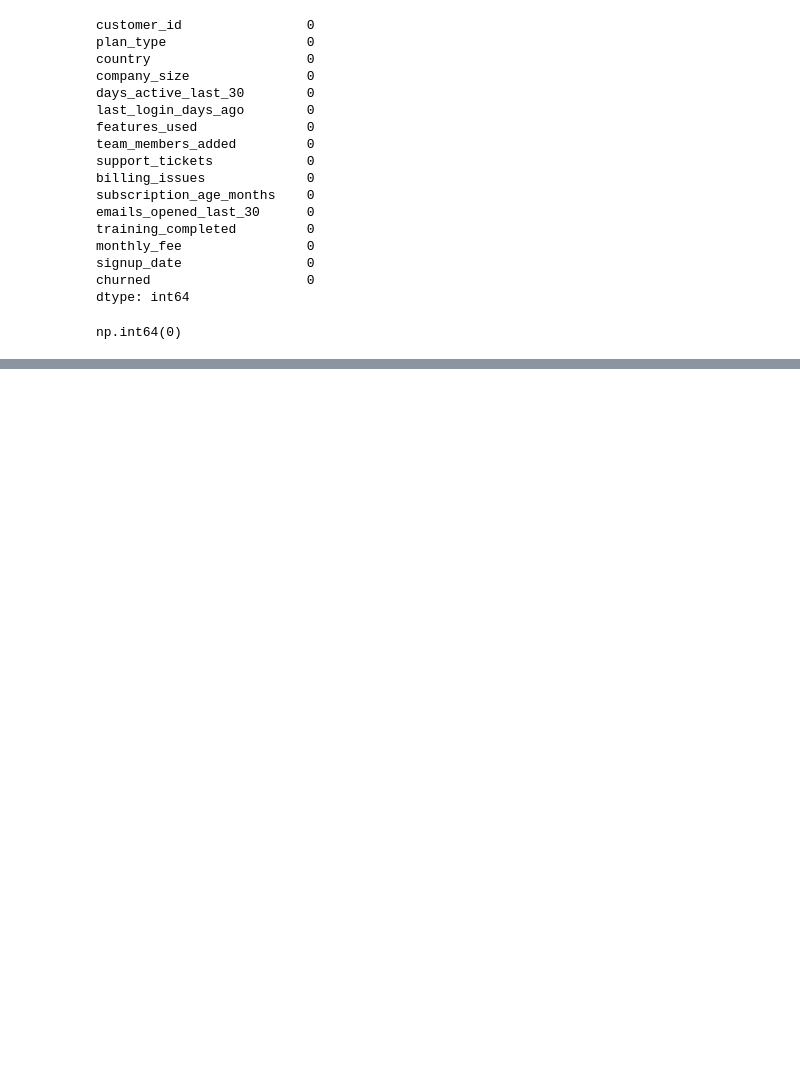
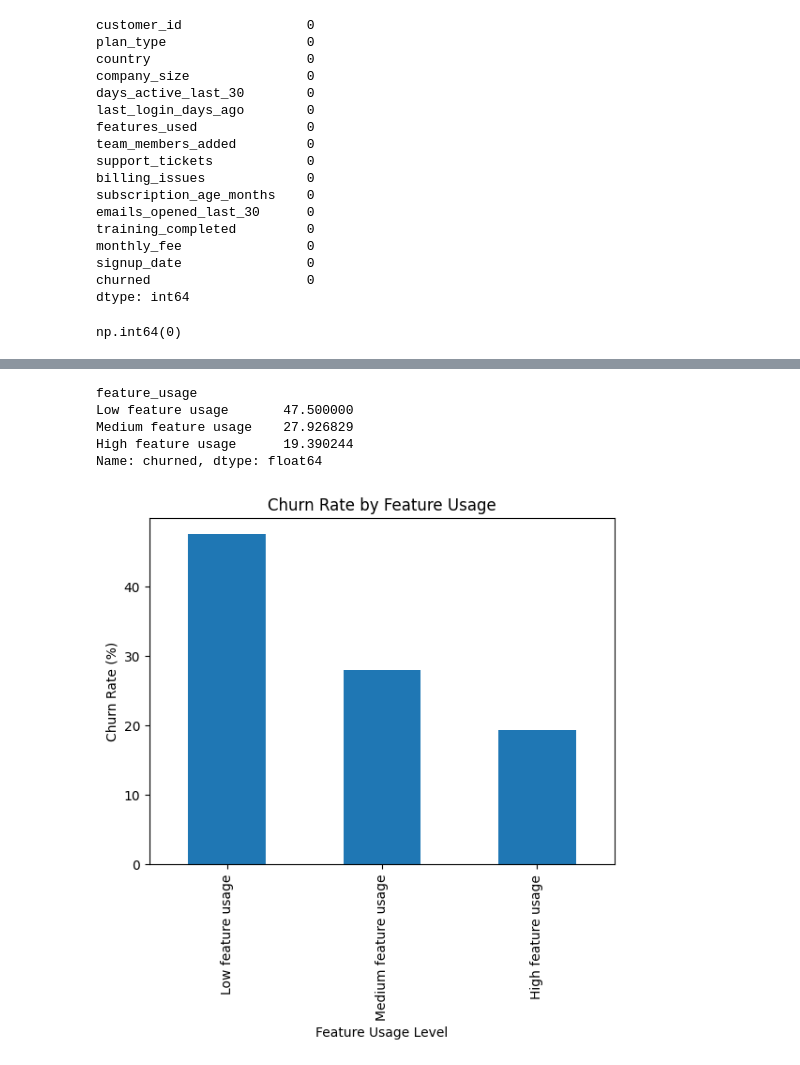
Before and after one commit to Toluwalase-Taiwo/retentionIQ, a Jupyter notebook: notebooks/eda_analysis.ipynb, the cells around one changed output, grey strips where cells are left out. Drawn from its saved outputs; the diff is of its cells as text; code cells hidden in the pictures; blank space fills up the shorter version.

```diff
--- a/notebooks/eda_analysis.ipynb
+++ b/notebooks/eda_analysis.ipynb
@@ -96,0 +176,25 @@ KeyError: 'churn'
+# %%
+#Create feature usage levels
+
+df['feature_usage'] = pd.cut(
+  df['features_used'],
+  bins=[0, 2, 6, 10],
+  labels=["Low feature usage", "Medium feature usage", "High feature usage"]
+)
+
+churn_by_feature_usage = df.groupby("feature_usage")["churned"].mean() * 100
+churn_by_feature_usage
+# %% [output]
+feature_usage
+Low feature usage       47.500000
+Medium feature usage    27.926829
+High feature usage      19.390244
+Name: churned, dtype: float64
+# %%
+churn_by_feature_usage.plot(kind="bar")
+plt.title("Churn Rate by Feature Usage")
+plt.ylabel("Churn Rate (%)")
+plt.xlabel("Feature Usage Level")
+plt.show()
+# %% [output]
+[figure, added]
```
Also changed, not shown: parts of 51 cells of this notebook, 2 other files.
